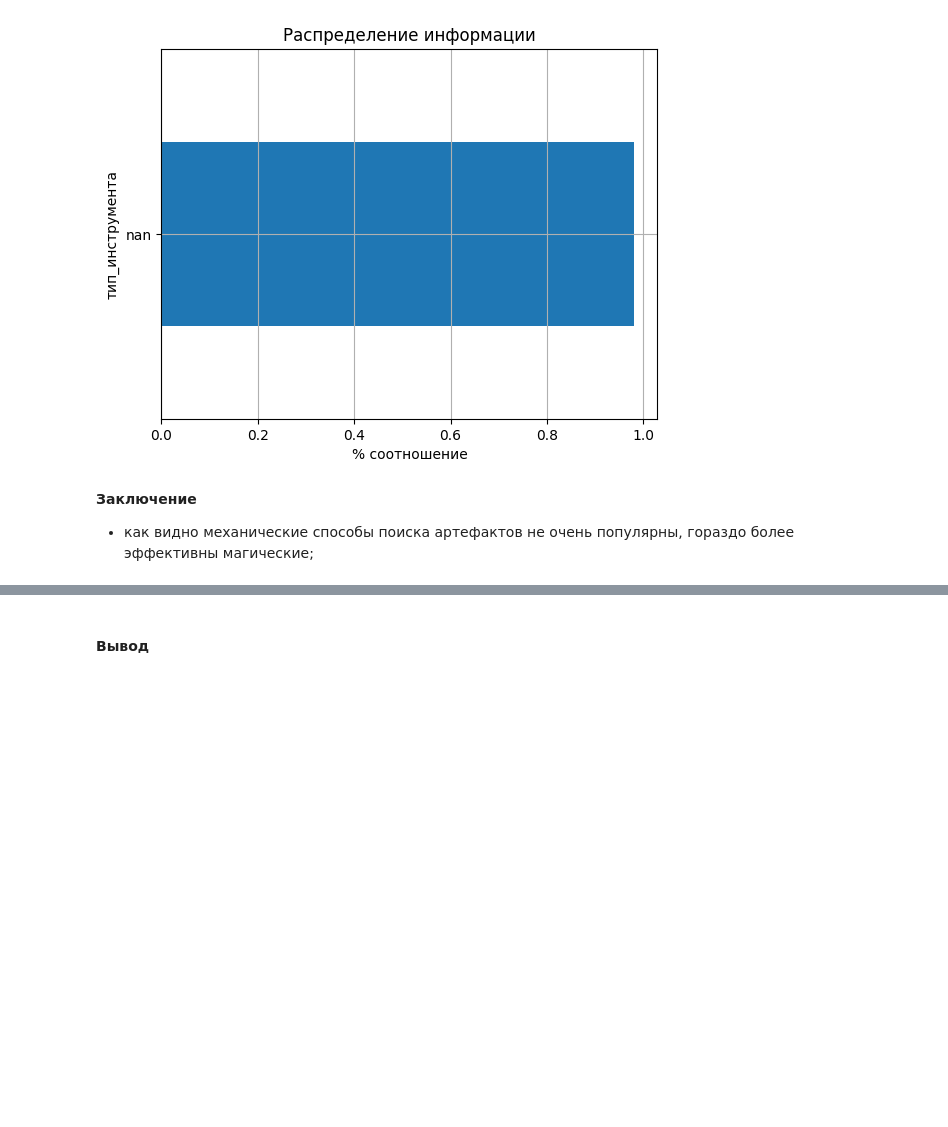
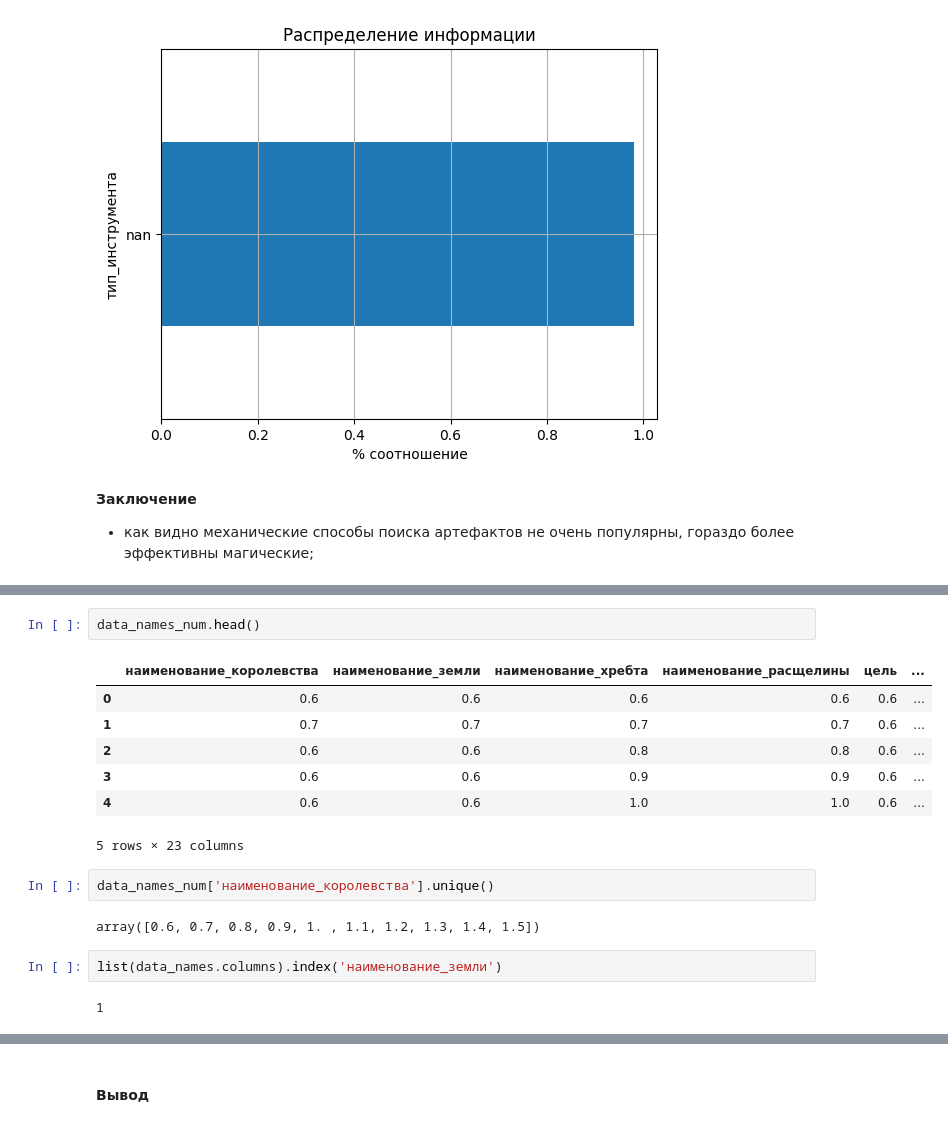
Before and after one commit to observer012/Pet_projects, a Jupyter notebook: Профессионалы 4.0/01.11.2024/prj Vedmak.ipynb, the cells around one changed output, grey strips where cells are left out. Saved outputs shown, nothing was run; the diff lists cells and outputs as text; blank space fills up the shorter version.

```diff
--- a/Профессионалы 4.0/01.11.2024/prj Vedmak.ipynb
+++ b/Профессионалы 4.0/01.11.2024/prj Vedmak.ipynb
@@ -1275,0 +1271,18 @@ barh_column_hist('тип_инструмента', 'наименование_ко
+# %%
+data_names_num.head()
+# %% [output]
+|  | наименование_королевства | наименование_земли | наименование_хребта | наименование_расщелины | цель | ... |
+| 0 | 0.6 | 0.6 | 0.6 | 0.6 | 0.6 | ... |
+| 1 | 0.7 | 0.7 | 0.7 | 0.7 | 0.6 | ... |
+| 2 | 0.6 | 0.6 | 0.8 | 0.8 | 0.6 | ... |
+| 3 | 0.6 | 0.6 | 0.9 | 0.9 | 0.6 | ... |
+| 4 | 0.6 | 0.6 | 1.0 | 1.0 | 0.6 | ... |
+5 rows × 23 columns
+# %%
+data_names_num['наименование_королевства'].unique()
+# %% [output]
+array([0.6, 0.7, 0.8, 0.9, 1. , 1.1, 1.2, 1.3, 1.4, 1.5])
+# %%
+list(data_names.columns).index('наименование_земли')
+# %% [output]
+1
```
Also changed, not shown: parts of 82 cells of this notebook, 3 other files.
